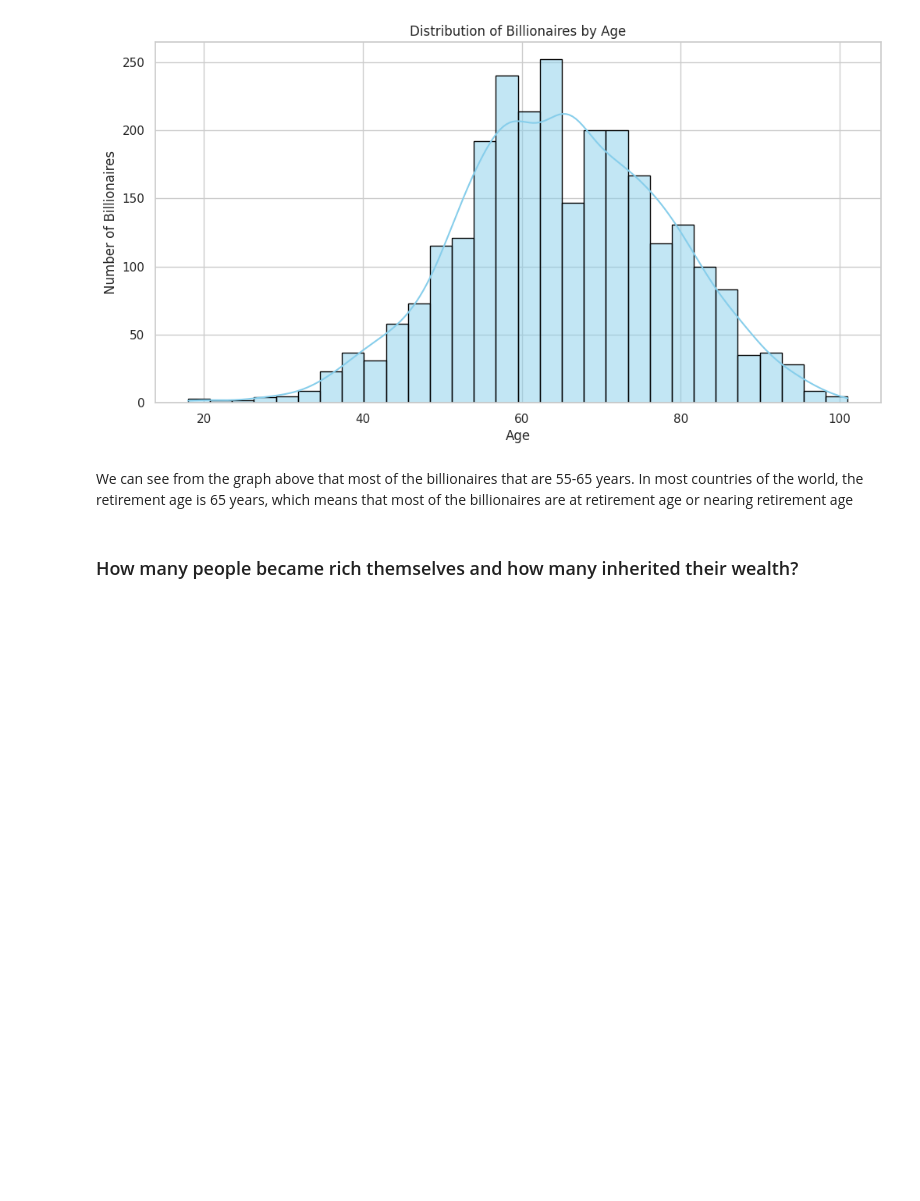
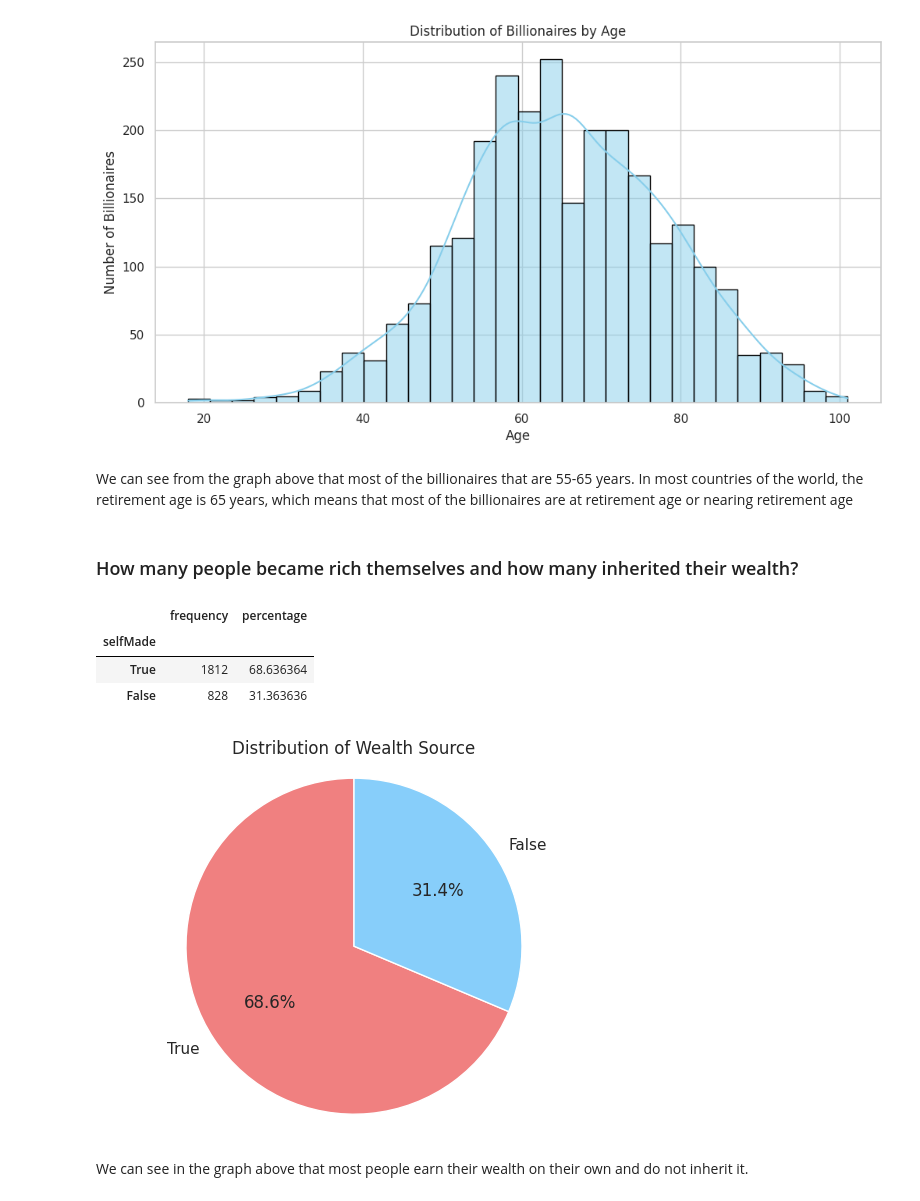
Before and after one commit to nirrahav/billionaires-analysis-project, a Jupyter notebook: billionaires-analysis-project.ipynb, the cells around one changed output. Drawn from its saved outputs; the diff is of its cells as text; code cells hidden in the pictures; blank space fills up the shorter version.

```diff
--- a/billionaires-analysis-project.ipynb
+++ b/billionaires-analysis-project.ipynb
@@ -269,3 +268,27 @@ plt.show()
 We can see from the graph above that most of the billionaires that are 55-65 years. In most countries of the world, the retirement age is 65 years, which means that most of the billionaires are at retirement age or nearing retirement age
 # %% [markdown]
 ### How many people became rich themselves and how many inherited their wealth?
+# %%
+self_made = bl["selfMade"].value_counts()
+self_made= pd.DataFrame({"frequency": self_made, "percentage": self_made/(self_made.sum())*100})
+self_made
+# %% [output]
+|  | frequency | percentage |
+| selfMade |  |  |
+| True | 1812 | 68.636364 |
+| False | 828 | 31.363636 |
+# %%
+# Assuming self_made_pro is your DataFrame
+# If not, replace it with the actual DataFrame name
+labels = self_made.index
+sizes = self_made['percentage']
+colors = ['lightcoral', 'lightskyblue']  # You can customize the colors if needed
+
+plt.pie(sizes, labels=labels, autopct='%1.1f%%', colors=colors, startangle=90)
+plt.title('Distribution of Wealth Source')
+plt.axis('equal')  # Equal aspect ratio ensures that the pie is drawn as a circle.
+plt.show()
+# %% [output]
+[figure, added]
+# %% [markdown]
+We can see in the graph above that most people earn their wealth on their own and do not inherit it.
```
Also changed, not shown: parts of 1 cell of this notebook.
